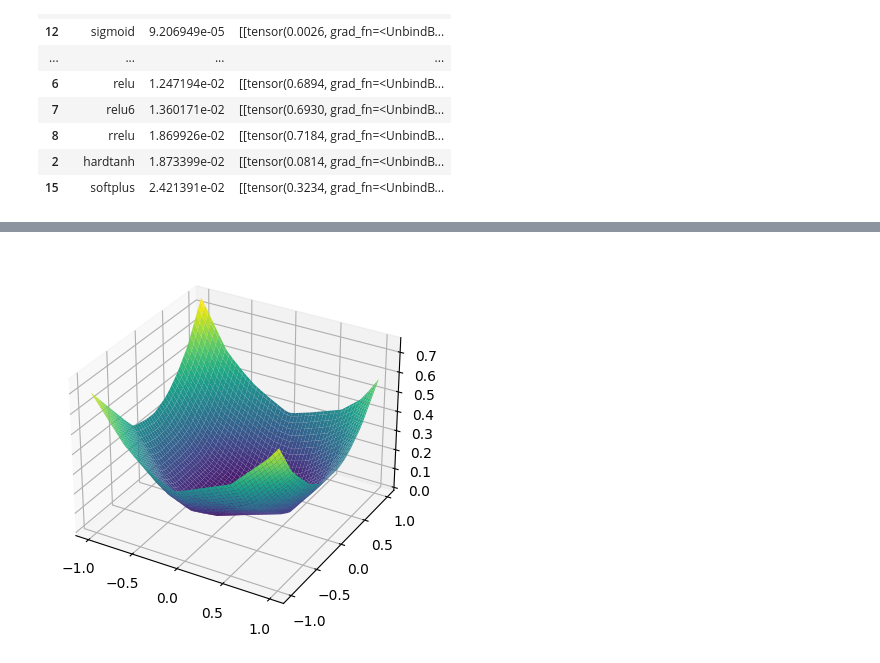
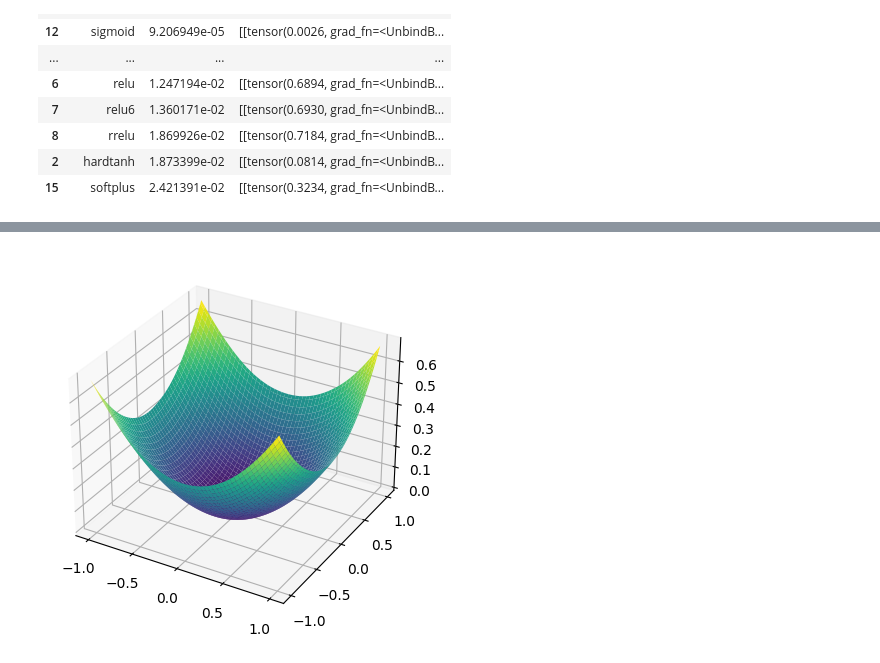
Before and after one commit to alaignelet/optimal_control, a Jupyter notebook: script.ipynb, the cells around one changed output, grey strips where cells are left out. Cells and saved outputs as stored; diff of their text form; code cells hidden in the pictures.

Commit message:
try many activation function

```diff
--- a/script.ipynb
+++ b/script.ipynb
@@ -234,0 +248,33 @@ res
+# %%
+SELECTED_ACTIVATION = ["mish", "gelu", "celu", "elu", "selu"]
+# %%
+res = []
+
+for key in SELECTED_ACTIVATION * 10:
+    layers = [2, 20, 20, 1]
+    convexModel = get_model("icnn", num_hidden=32, bad_init=True, activation=key)
+    network = ConvexNeuralNet( layers, convexModel)
+    gamma = {'data': 0, 'gradient': 0, 'residual': 1}
+    pde = LinearQuadraticRegulator2D( network, gamma )
+
+    print(network.model)
+
+    lrs = [1e-3, 1e-4, 1e-5]
+    iterations = [1000, 2000, 3000]
+
+    resu = pde.train(
+        interiorPointCount=100,
+        dataPointCount=10,
+        lrs=lrs,
+        iterations=iterations,
+        sampling='random'
+        )
+
+    x = np.linspace(-1, 1, 100)
+    y = np.linspace(-1, 1, 100)
+
+    X, Y = np.meshgrid(x, y)
+    space = pde.getEvaluationPoints()
+
+    Z = pde.network.computeValueFunction(space).reshape(-1, 100) - pde.network.computeValueFunction(space).reshape(-1, 100).min()
+    res.append({"activation": key, "loss": resu['loss'].iloc[-1], "value": Z})
@@ -234,0 +299,2 @@ res
+# %%
+res = pd.DataFrame(res).sort_values("loss")
@@ -235,13 +311,13 @@ res
 # %%
 x = np.linspace(-1, 1, 100)
 y = np.linspace(-1, 1, 100)
 
 X, Y = np.meshgrid(x, y)
 space = pde.getEvaluationPoints()
 
-Z = res['value'].iloc[19]
+Z = res[res['activation'] == 'celu']['value'].iloc[9]
 
 ax = plt.axes(projection='3d')
 ax.plot_surface(X, Y, Z.detach().cpu().numpy(), cmap='viridis');
 # %% [output]
-[figure, old version]
+[figure, new version]
```
Also changed, not shown: parts of 5 cells of this notebook.
